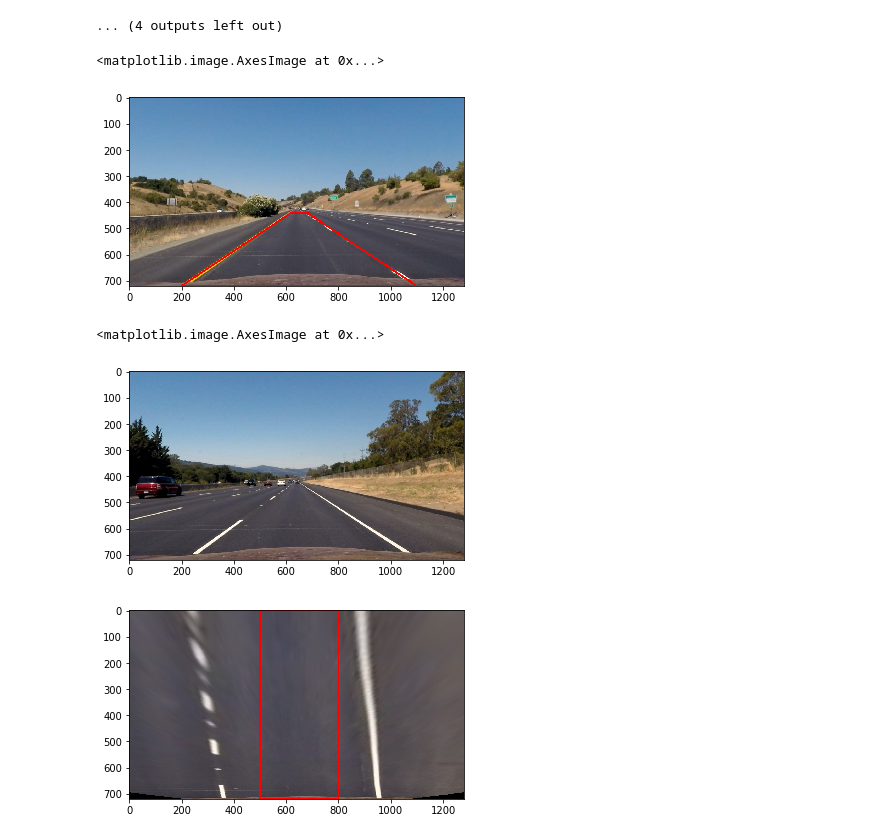
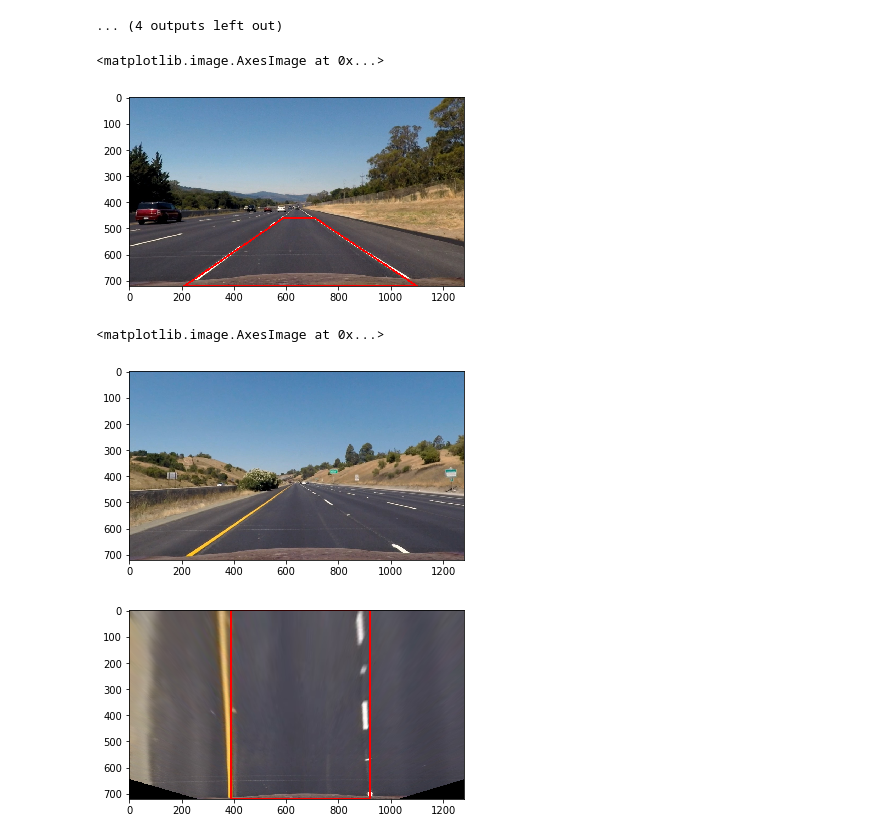
Before and after one commit to root221/CarND-Advanced-Lane-Lines, a Jupyter notebook: LaneLines.ipynb, the cells around one changed output. Saved outputs shown, nothing was run; the diff lists cells and outputs as text; code cells hidden in the pictures.

Commit message:
a little more straight

```diff
--- a/LaneLines.ipynb
+++ b/LaneLines.ipynb
@@ -181,28 +181,28 @@ for image in files:
 [figure]
 ... (4 outputs left out)
 # %%
-test_image = mpimg.imread('test_images/straight_lines1.jpg')
+test_image = mpimg.imread('test_images/straight_lines2.jpg')
 undist = cv2.undistort(test_image,mtx,dist,None,mtx)
-pts = np.array([[200,720],[620,440],[680,440],[1100,720]])
+pts = np.array([[210,720],[590,460],[710,460],[1100,720]])
 cv2.polylines(undist,np.int32([pts]),1,(255,0,0),5)
 plt.imshow(undist)
 # %% [output]
 <matplotlib.image.AxesImage at 0x...>
-[figure, old version]
+[figure, new version]
 # %%
 # Apply a perspective transform to rectify binary image
-test_image = mpimg.imread('test_images/straight_lines2.jpg')
+test_image = mpimg.imread('test_images/straight_lines1.jpg')
 undist = cv2.undistort(test_image,mtx,dist,None,mtx)
 plt.figure()
 plt.imshow(undist)
-src = np.float32([[200,720],[620,440],[680,440],[1100,720]])
-dst = np.float32([[350,720],[350,0],[950,0],[950,720]])
+src = np.float32([[210,720],[590,460],[710,460],[1100,720]])
+dst = np.float32([[390,720],[390,0],[920,0],[920,720]])
 M = cv2.getPerspectiveTransform(src,dst)
 warp = cv2.warpPerspective(undist,M,(test_image.shape[1],test_image.shape[0]))
-cv2.polylines(warp,np.int32([[[500,720],[500,0],[800,0],[800,720]]]),1,(255,0,0),5)
+cv2.polylines(warp,np.int32([[[390,720],[390,0],[920,0],[920,720]]]),1,(255,0,0),5)
 plt.figure()
 plt.imshow(warp)
 # %% [output]
 <matplotlib.image.AxesImage at 0x...>
-[figure, old version]
+[figure, new version]
-[figure, old version]
+[figure, new version]
```
